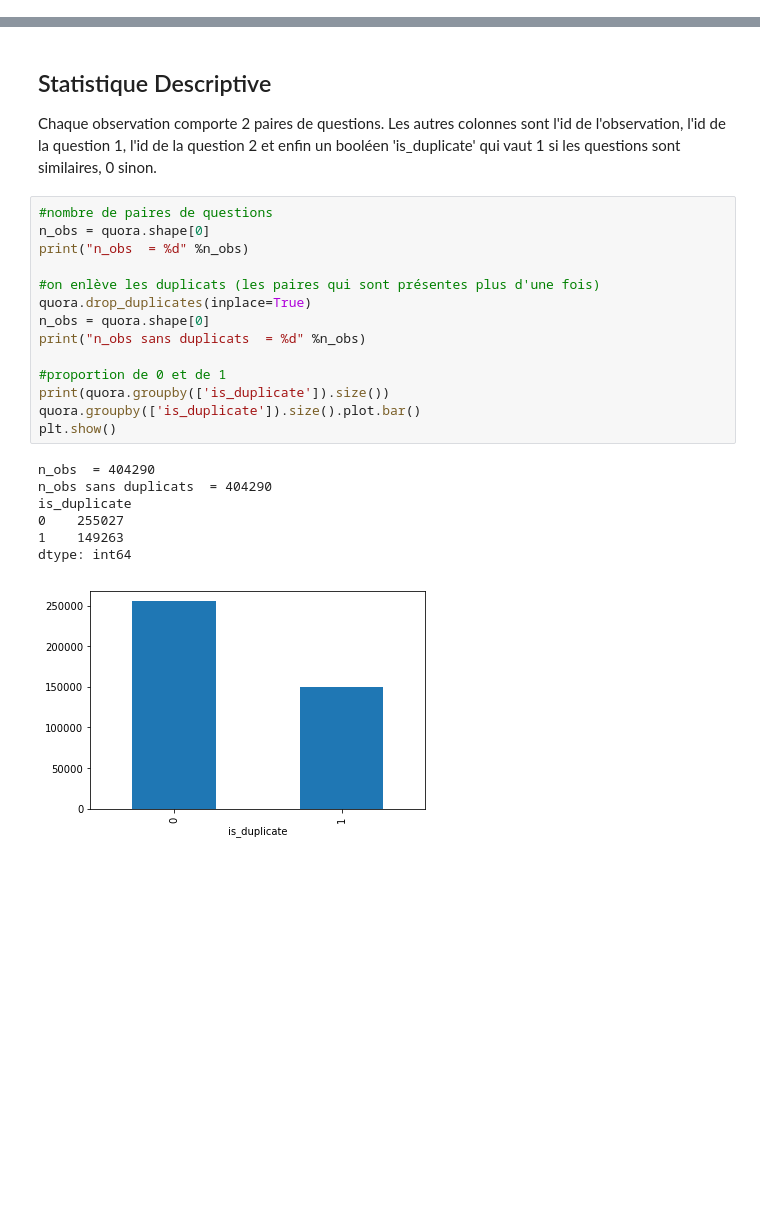
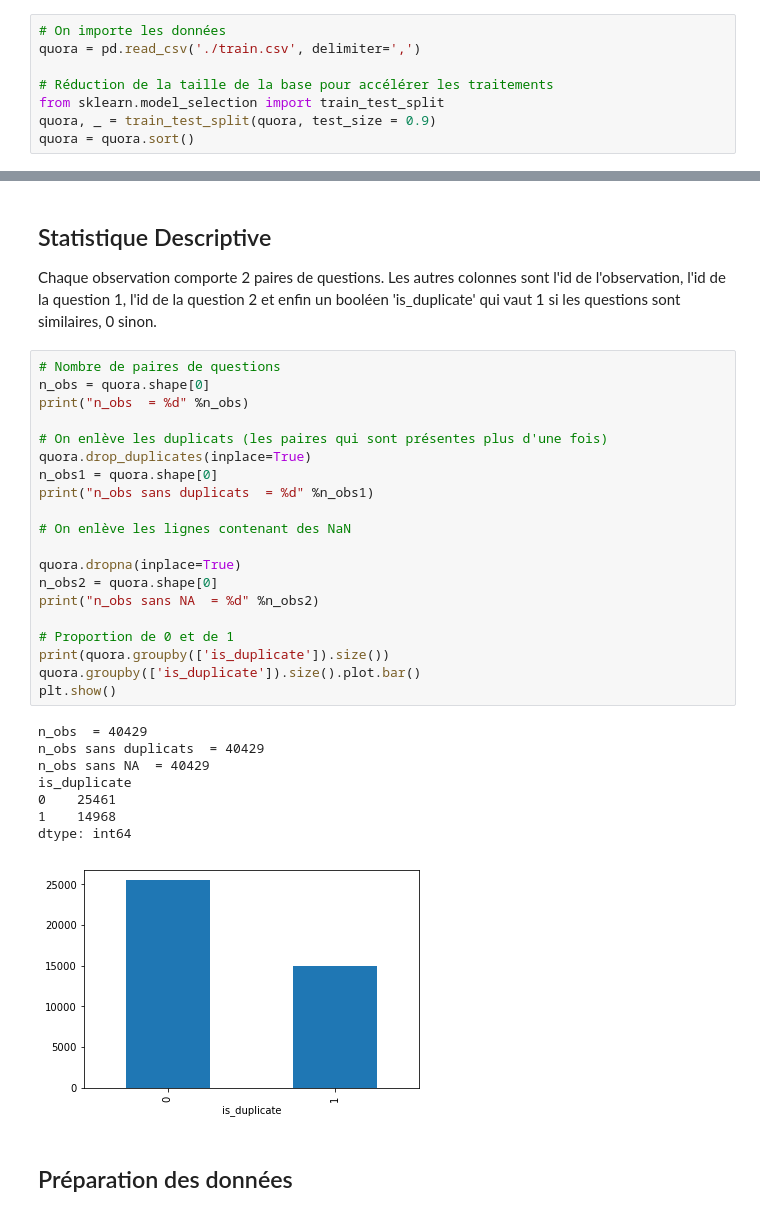
Before and after one commit to BrunoDumas/projet_ml, a Jupyter notebook: Quora.ipynb, the cells around one changed output, grey strips where cells are left out. Saved outputs shown, nothing was run; the diff lists cells and outputs as text; blank space fills up the shorter version.

```diff
--- a/Quora.ipynb
+++ b/Quora.ipynb
@@ -20,3 +42,11 @@ quora = pd.read_csv('train.csv', delimiter=',')
+# %%
+# On importe les données
+quora = pd.read_csv('./train.csv', delimiter=',')
+
+# Réduction de la taille de la base pour accélérer les traitements
+from sklearn.model_selection import train_test_split
+quora, _ = train_test_split(quora, test_size = 0.9)
+quora = quora.sort()
 # %%
 quora.head(10)
 # %% [output]
@@ -36,24 +66,33 @@ quora.head(10)
 
 Chaque observation comporte 2 paires de questions. Les autres colonnes sont l'id de l'observation, l'id de la question 1, l'id de la question 2 et enfin un booléen 'is_duplicate' qui vaut 1 si les questions sont similaires, 0 sinon.
 # %%
-#nombre de paires de questions
+# Nombre de paires de questions
 n_obs = quora.shape[0]
 print("n_obs  = %d" %n_obs)
 
-#on enlève les duplicats (les paires qui sont présentes plus d'une fois)
+# On enlève les duplicats (les paires qui sont présentes plus d'une fois)
 quora.drop_duplicates(inplace=True)
-n_obs = quora.shape[0]
-print("n_obs sans duplicats  = %d" %n_obs)
+n_obs1 = quora.shape[0]
+print("n_obs sans duplicats  = %d" %n_obs1)
 
-#proportion de 0 et de 1
+# On enlève les lignes contenant des NaN
+
+quora.dropna(inplace=True)
+n_obs2 = quora.shape[0]
+print("n_obs sans NA  = %d" %n_obs2)
+
+# Proportion de 0 et de 1
 print(quora.groupby(['is_duplicate']).size())
 quora.groupby(['is_duplicate']).size().plot.bar()
 plt.show()
 # %% [output]
-n_obs  = 404290
-n_obs sans duplicats  = 404290
+n_obs  = 40429
+n_obs sans duplicats  = 40429
+n_obs sans NA  = 40429
 is_duplicate
-0    255027
-1    149263
+0    25461
+1    14968
 dtype: int64
-[figure, old version]
+[figure, new version]
+# %% [markdown]
+## Préparation des données
```
Also changed, not shown: parts of 41 cells of this notebook, 1 other file.
